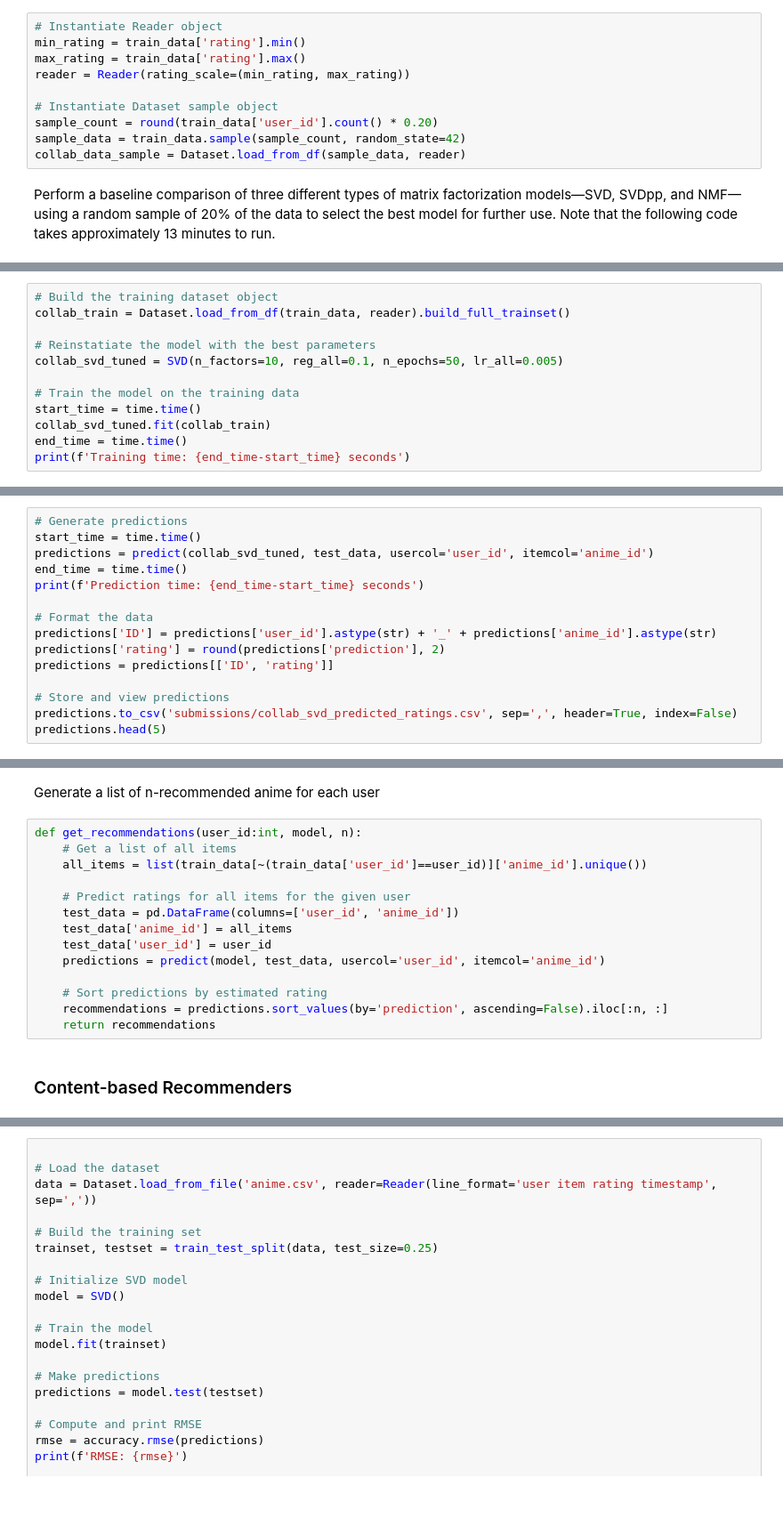
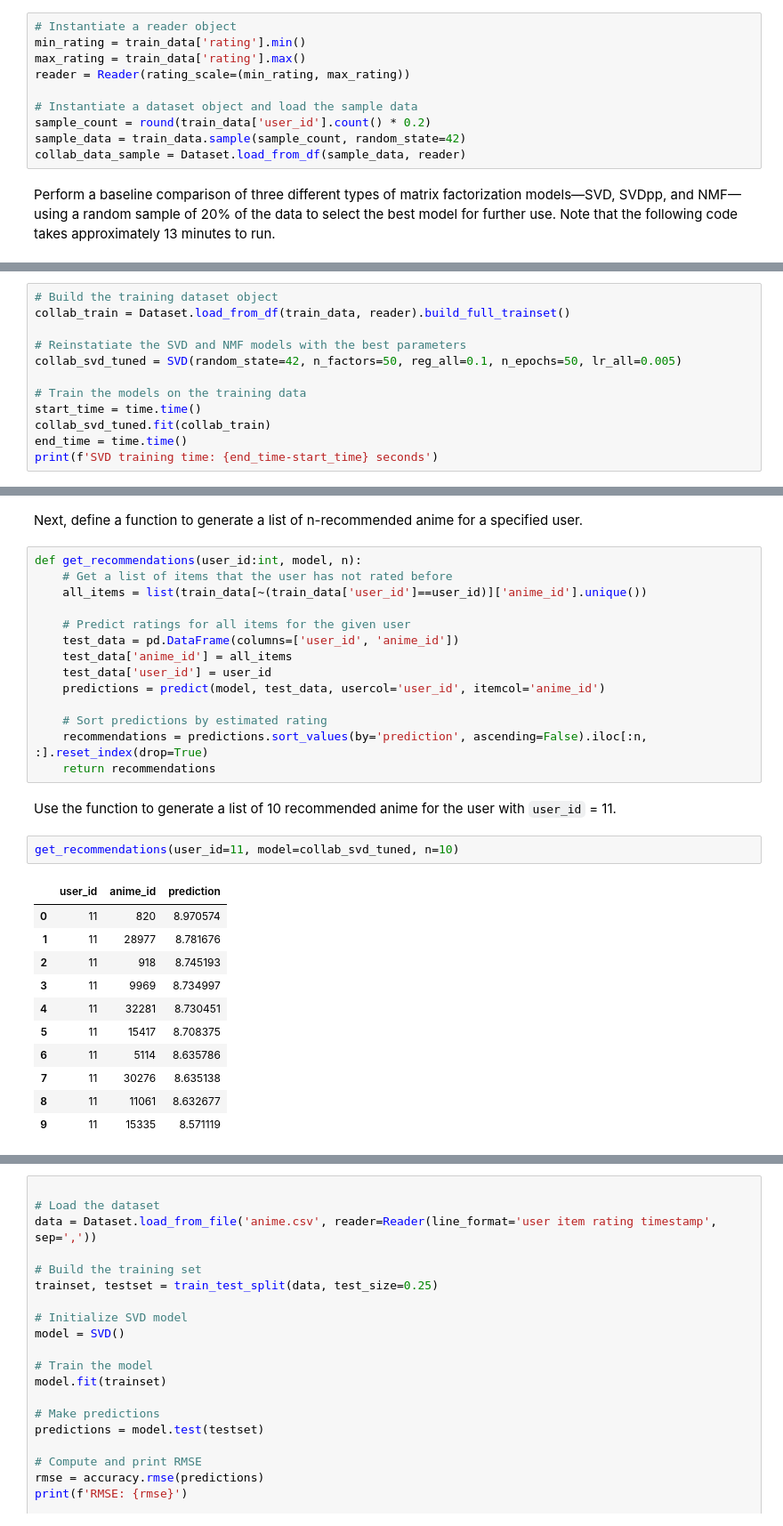
Before and after one commit to Refilwemasapu/Unsupervised-Learning_EG1, a Jupyter notebook: Unsupervised_Learning.ipynb, the cells around one changed output, grey strips where cells are left out. Shown at 89% size. Saved outputs shown, nothing was run; the diff lists cells and outputs as text; blank space fills up the shorter version.

Commit message:
Remove KNN recommender and update SVD code

```diff
--- a/Unsupervised_Learning.ipynb
+++ b/Unsupervised_Learning.ipynb
@@ -645,13 +530,13 @@ Matrix factorization models reduce the dimensionality of the user-item matrix, t
 # %% [markdown]
 To simplify model implementation, use the `surprise` package to construct a matrix factorization model. The `surprise` package provides straightforward methods and functions for building recommender systems. Start by instantiating a 'Reader' object to indicate the rating scale of the data. Next, create a 'Dataset' object to store the data in a format that surprise can interpret. Start by using a sample of 20% of the data to assess the performance of the different matrix factorization models. Then train the best performing model on all data and use it generate predictions on the testing data.
 # %%
-# Instantiate Reader object
+# Instantiate a reader object
 min_rating = train_data['rating'].min()
 max_rating = train_data['rating'].max()
 reader = Reader(rating_scale=(min_rating, max_rating))
 
-# Instantiate Dataset sample object
-sample_count = round(train_data['user_id'].count() * 0.20)
+# Instantiate a dataset object and load the sample data
+sample_count = round(train_data['user_id'].count() * 0.2)
 sample_data = train_data.sample(sample_count, random_state=42)
 collab_data_sample = Dataset.load_from_df(sample_data, reader)
 # %% [markdown]
@@ -708,12 +640,12 @@ Train the best performing model on all the training data
 # Build the training dataset object
 collab_train = Dataset.load_from_df(train_data, reader).build_full_trainset()
 
-# Reinstatiate the model with the best parameters
-collab_svd_tuned = SVD(n_factors=10, reg_all=0.1, n_epochs=50, lr_all=0.005)
+# Reinstatiate the SVD and NMF models with the best parameters
+collab_svd_tuned = SVD(random_state=42, n_factors=50, reg_all=0.1, n_epochs=50, lr_all=0.005)
 
-# Train the model on the training data
+# Train the models on the training data
 start_time = time.time()
 collab_svd_tuned.fit(collab_train)
 end_time = time.time()
-print(f'Training time: {end_time-start_time} seconds')
+print(f'SVD training time: {end_time-start_time} seconds')
 # %% [output]
@@ -723,15 +678,0 @@ Generate rating predictions for all anime and user combinations in the test data
-# %%
-# Generate predictions
-start_time = time.time()
-predictions = predict(collab_svd_tuned, test_data, usercol='user_id', itemcol='anime_id')
-end_time = time.time()
-print(f'Prediction time: {end_time-start_time} seconds')
-
-# Format the data
-predictions['ID'] = predictions['user_id'].astype(str) + '_' + predictions['anime_id'].astype(str)
-predictions['rating'] = round(predictions['prediction'], 2)
-predictions = predictions[['ID', 'rating']]
-
-# Store and view predictions
-predictions.to_csv('submissions/collab_svd_predicted_ratings.csv', sep=',', header=True, index=False)
-predictions.head(5)
@@ -746,8 +695,8 @@ Prediction time: 9.273635387420654 seconds
 # %% [markdown]
-Generate a list of n-recommended anime for each user
+Next, define a function to generate a list of n-recommended anime for a specified user.
 # %%
 def get_recommendations(user_id:int, model, n):
-    # Get a list of all items
+    # Get a list of items that the user has not rated before
     all_items = list(train_data[~(train_data['user_id']==user_id)]['anime_id'].unique())
 
     # Predict ratings for all items for the given user
@@ -757,8 +706,22 @@ def get_recommendations(user_id:int, model, n):
     predictions = predict(model, test_data, usercol='user_id', itemcol='anime_id')
 
     # Sort predictions by estimated rating
-    recommendations = predictions.sort_values(by='prediction', ascending=False).iloc[:n, :]
+    recommendations = predictions.sort_values(by='prediction', ascending=False).iloc[:n, :].reset_index(drop=True)
     return recommendations
-# %% [markdown]
-### Content-based Recommenders
+# %% [markdown]
+Use the function to generate a list of 10 recommended anime for the user with `user_id` = 11.
+# %%
+get_recommendations(user_id=11, model=collab_svd_tuned, n=10)
+# %% [output]
+|  | user_id | anime_id | prediction |
+| 0 | 11 | 820 | 8.970574 |
+| 1 | 11 | 28977 | 8.781676 |
+| 2 | 11 | 918 | 8.745193 |
+| 3 | 11 | 9969 | 8.734997 |
+| 4 | 11 | 32281 | 8.730451 |
+| 5 | 11 | 15417 | 8.708375 |
+| 6 | 11 | 5114 | 8.635786 |
+| 7 | 11 | 30276 | 8.635138 |
+| 8 | 11 | 11061 | 8.632677 |
+| 9 | 11 | 15335 | 8.571119 |
 # %% [markdown]
```
Also changed, not shown: parts of 34 cells of this notebook, 10 other files.
